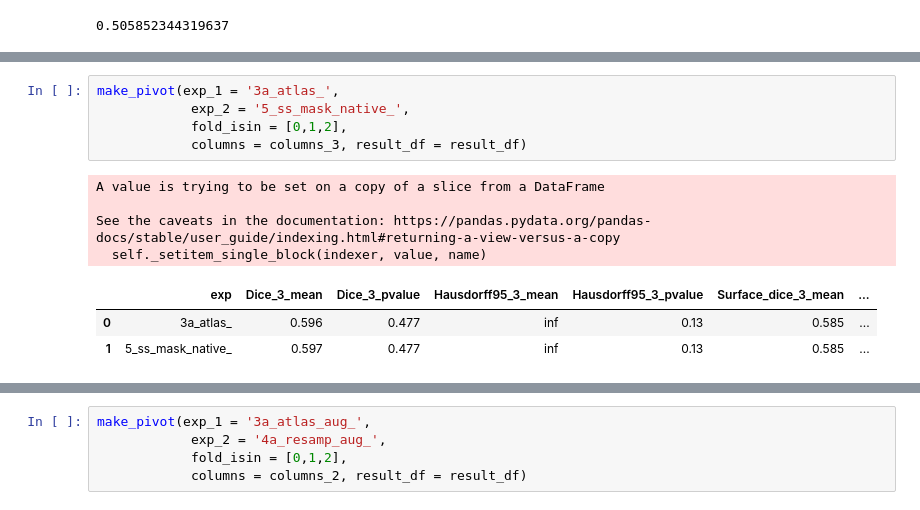
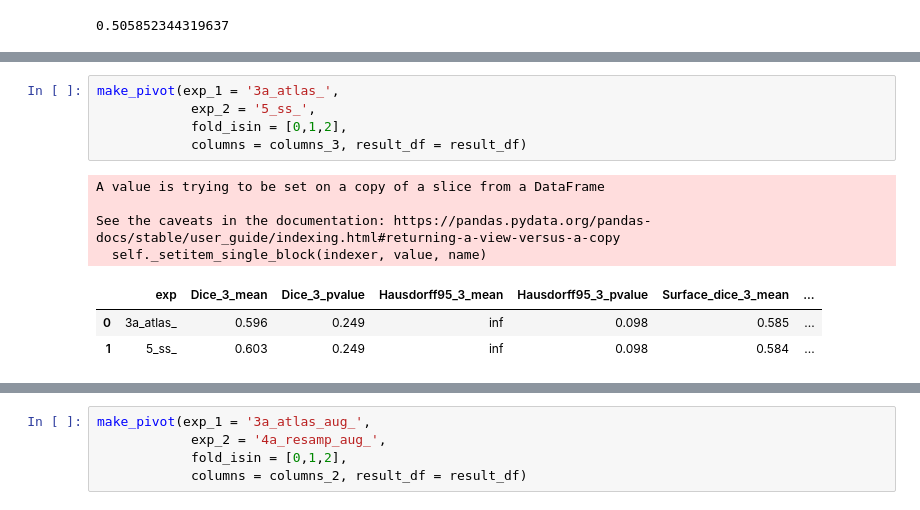
Before and after one commit to MedImAIR/brain-mri-processing-pipeline, a Jupyter notebook: preprocessing/metrics/statistics.ipynb, the cells around one changed output, grey strips where cells are left out. Cells and saved outputs as stored; diff of their text form.

```diff
--- a/preprocessing/metrics/statistics.ipynb
+++ b/preprocessing/metrics/statistics.ipynb
@@ -405,16 +419,16 @@ NameError: name 'make_pivot' is not defined
 # %%
 make_pivot(exp_1 = '3a_atlas_',
-            exp_2 = '5_ss_mask_native_',
+            exp_2 = '5_ss_',
             fold_isin = [0,1,2],
             columns = columns_3, result_df = result_df)
 # %% [output]
 A value is trying to be set on a copy of a slice from a DataFrame
 
 See the caveats in the documentation: https://pandas.pydata.org/pandas-docs/stable/user_guide/indexing.html#returning-a-view-versus-a-copy
   self._setitem_single_block(indexer, value, name)
 |  | exp | Dice_3_mean | Dice_3_pvalue | Hausdorff95_3_mean | Hausdorff95_3_pvalue | Surface_dice_3_mean | ... |
-| 0 | 3a_atlas_ | 0.596 | 0.477 | inf | 0.13 | 0.585 | ... |
-| 1 | 5_ss_mask_native_ | 0.597 | 0.477 | inf | 0.13 | 0.585 | ... |
+| 0 | 3a_atlas_ | 0.596 | 0.249 | inf | 0.098 | 0.585 | ... |
+| 1 | 5_ss_ | 0.603 | 0.249 | inf | 0.098 | 0.584 | ... |
 # %%
 make_pivot(exp_1 = '3a_atlas_',
             exp_2 = '5_ss_',
```
Also changed, not shown: parts of 16 cells of this notebook, 10 other files.
